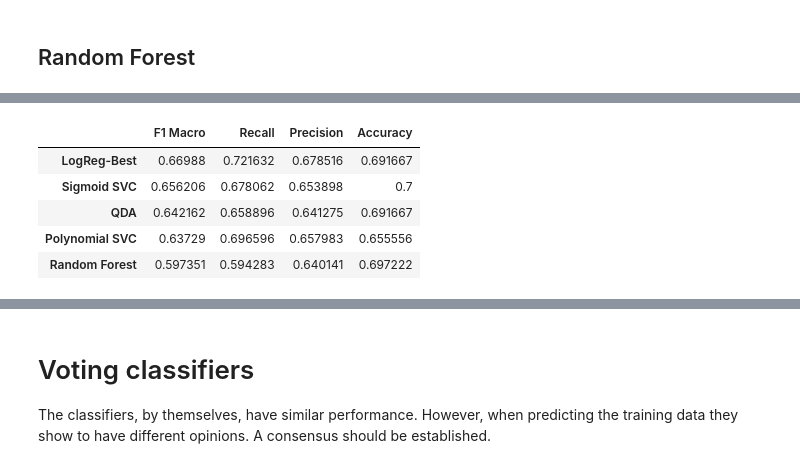
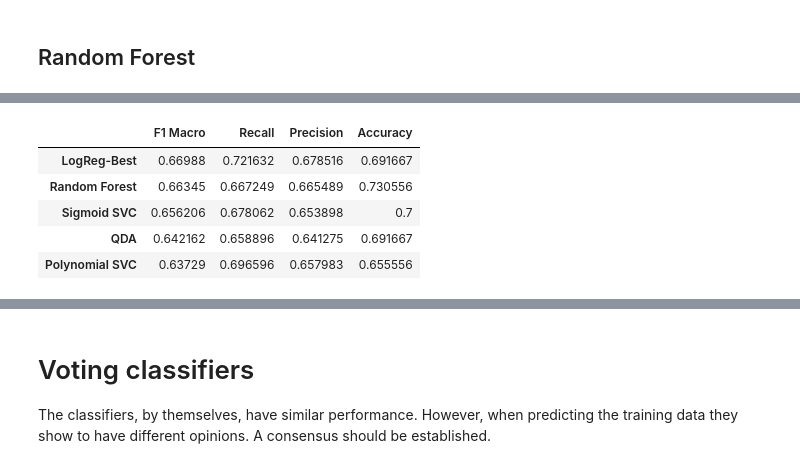
Before and after one commit to SrChen6/AA1-Competition, a Jupyter notebook: ensembles_pipe_v4.ipynb, the cells around one changed output, grey strips where cells are left out. Cells and saved outputs as stored; diff of their text form; code cells hidden in the pictures.

```diff
--- a/ensembles_pipe_v4.ipynb
+++ b/ensembles_pipe_v4.ipynb
@@ -357,31 +357,31 @@ rf_search.best_score_
 # %%
 rf_criterion = rf_search.best_params_['rf__criterion']
 rf_max_depth = rf_search.best_params_['rf__max_depth']
 rf_max_features = rf_search.best_params_['rf__max_features']
 rf_min_samples_split = rf_search.best_params_['rf__min_samples_split']
 rf_weights = rf_search.best_params_['rf__class_weight']
 rf_best = RandomForestClassifier(criterion = rf_criterion,
                                 max_depth = rf_max_depth,
                                 max_features = rf_max_features,
                                 min_samples_split = rf_min_samples_split,
                                 n_estimators = 100,
                                 class_weight = rf_weights,
-                                random_state = 1)
+                                random_state = 777)
 rf_pipeline = PipelineIMB([("scaler", StandardScaler()),
                            ('rf', rf_best)])
 
-cross_val_results = pd.DataFrame(cross_validate(rf_pipeline, X_train, y_train, cv = 8, scoring = ['f1_macro', 'recall_macro', 'precision_macro', 'accuracy']))
+cross_val_results = pd.DataFrame(cross_validate(rf_pipeline, X_train, y_train, cv = 5, scoring = ['f1_macro', 'recall_macro', 'precision_macro', 'accuracy']))
 mean_results = cross_val_results[['test_f1_macro', 'test_recall_macro', 'test_precision_macro', 'test_accuracy']].mean().values
 
 crossval_df.loc["Random Forest", :] = mean_results
 crossval_df.sort_values(by = "F1 Macro", ascending = False)
 # %% [output]
 |  | F1 Macro | Recall | Precision | Accuracy |
 | LogReg-Best | 0.66988 | 0.721632 | 0.678516 | 0.691667 |
+| Random Forest | 0.66345 | 0.667249 | 0.665489 | 0.730556 |
 | Sigmoid SVC | 0.656206 | 0.678062 | 0.653898 | 0.7 |
 | QDA | 0.642162 | 0.658896 | 0.641275 | 0.691667 |
 | Polynomial SVC | 0.63729 | 0.696596 | 0.657983 | 0.655556 |
-| Random Forest | 0.597351 | 0.594283 | 0.640141 | 0.697222 |
 # %%
 rf_pipeline.fit(X_train, y_train)
 validation_df.loc["Random Forest", :] = compute_metrics(y_val, rf_pipeline.predict(X_val))
```
Also changed, not shown: parts of 27 cells of this notebook, 4 other files.
